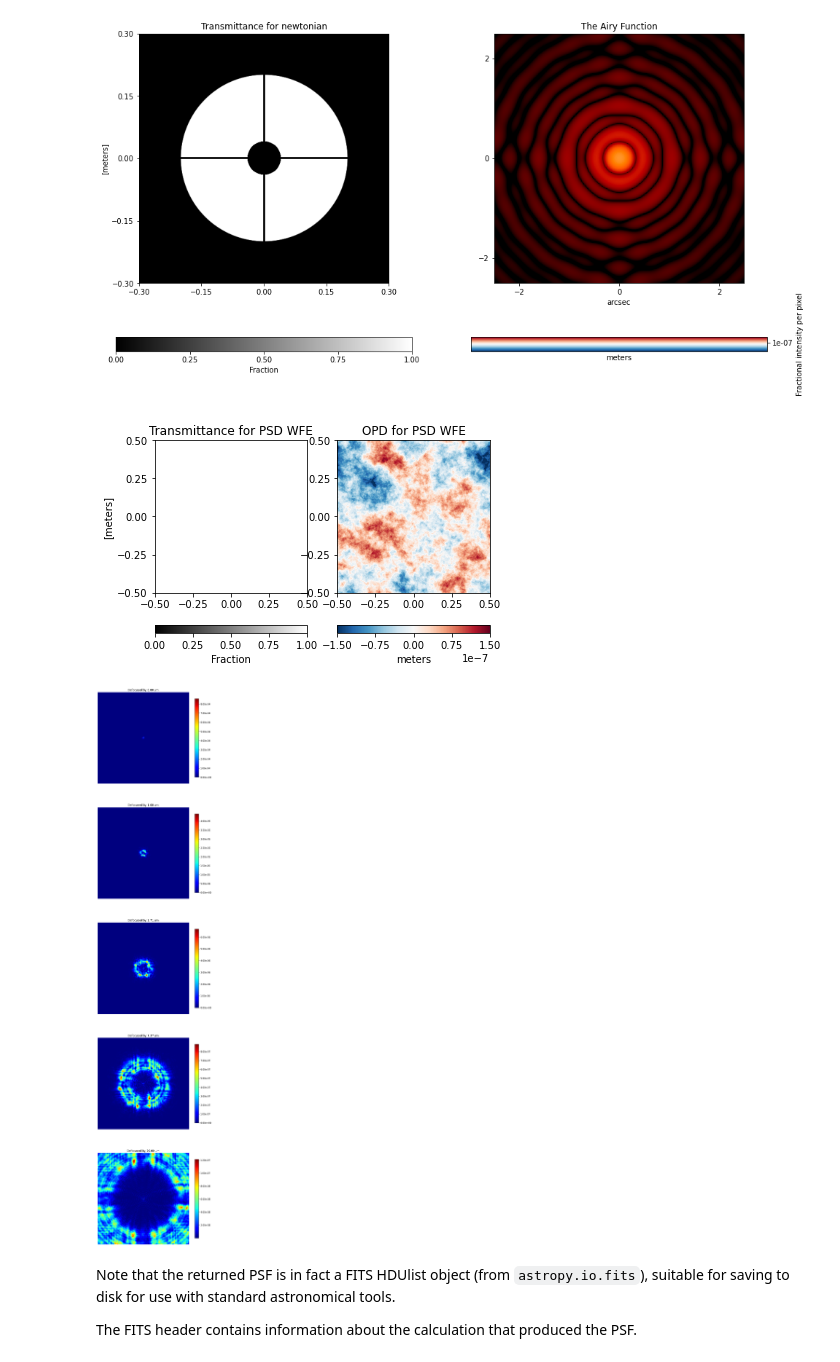
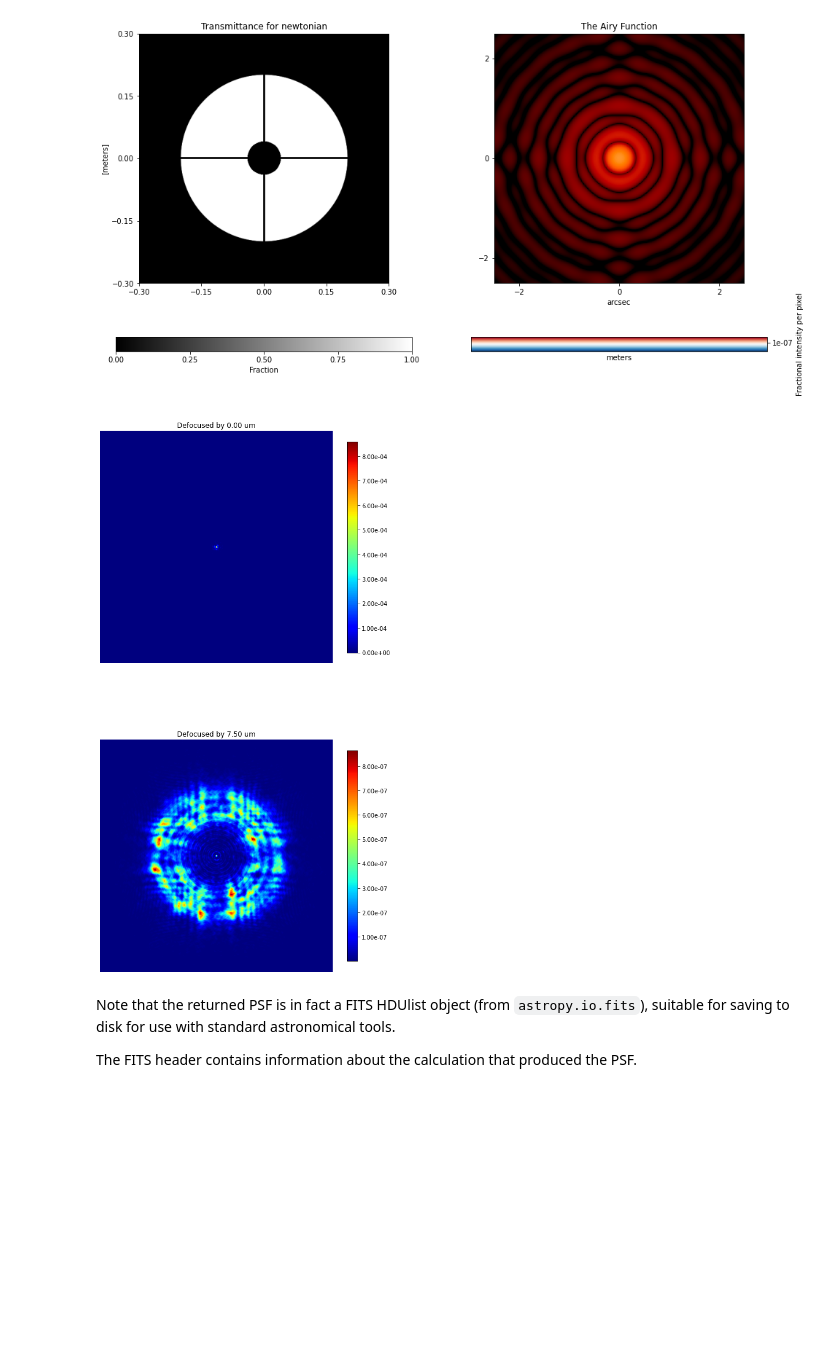
Before and after one commit to gnthibault/ZernikeSimulation, a Jupyter notebook: src/zernike_simulation/examples/POPPY_tutorial.ipynb, the cells around one changed output. Drawn from its saved outputs; the diff is of its cells as text; code cells hidden in the pictures; blank space fills up the shorter version.

```diff
--- a/src/zernike_simulation/examples/POPPY_tutorial.ipynb
+++ b/src/zernike_simulation/examples/POPPY_tutorial.ipynb
@@ -64,40 +64,40 @@ psfs = []
 wavelen = 550*u.nm
 focuses = np.logspace(0, np.log10(20), num=4, base=10)*u.um
 focuses = np.insert(focuses, 0, 0)
+focuses = np.array([0, 7.5]) * u.um
 nwaves = (focuses.to(u.nm)/wavelen.to(u.nm)).value
 telescope_radius = 100*u.mm
 
 # Simulate turbulence
 turbulence = poppy.wfe.StatisticalPSDWFE(index=3.0, wfe=50*u.nm, radius=7*u.mm, seed=42)
-turbulence.display(what='both', opd_vmax=150*u.nm)
+#turbulence.display(what='both', opd_vmax=150*u.nm)
 
 fig, ax = plt.subplots(len(nwaves), 1, figsize=(9,9*len(nwaves)))
 
 for i, nwave in enumerate(nwaves):
     osys = poppy.OpticalSystem()
     primary = poppy.CircularAperture(radius=telescope_radius)
     secondary = poppy.SecondaryObscuration(secondary_radius=40*u.mm,
                                            n_supports=4,
                                            support_width=5*u.mm)
     defocus = poppy.ThinLens(nwaves=nwave, reference_wavelength=wavelen, radius=telescope_radius)
     newtonian = poppy.CompoundAnalyticOptic(
         opticslist=[primary, secondary, defocus, turbulence], name='newtonian')
 
     osys.add_pupil(newtonian)
     osys.add_detector(pixelscale=0.05, fov_arcsec=100.0)  # image plane coordinates in arcseconds
 
     psf = osys.calc_psf(wavelength=wavelen, normalize="exit_pupil")
     psfs.append(psf)
 
     #poppy.display_psf(psf, ax=ax[i], title=f"Defocused by {focuses[i]:.2f}",
     #    colorbar_orientation='horizontal')
     heatmap = ax[i].imshow(psf[0].data, cmap='jet')
     ax[i].set_title(f"Defocused by {focuses[i]:.2f}")
     ax[i].axis('off')
     plt.colorbar(heatmap, ax=ax[i], format=FormatStrFormatter('%.2e'), shrink=0.82)
 # %% [output]
-[figure, old version]
+[figure, new version]
-[figure, removed]
 # %% [markdown]
 Note that the returned PSF is in fact a FITS HDUlist object (from ``astropy.io.fits``), suitable for saving to disk for use with standard astronomical tools.
 
```
Also changed, not shown: 1 other file.
